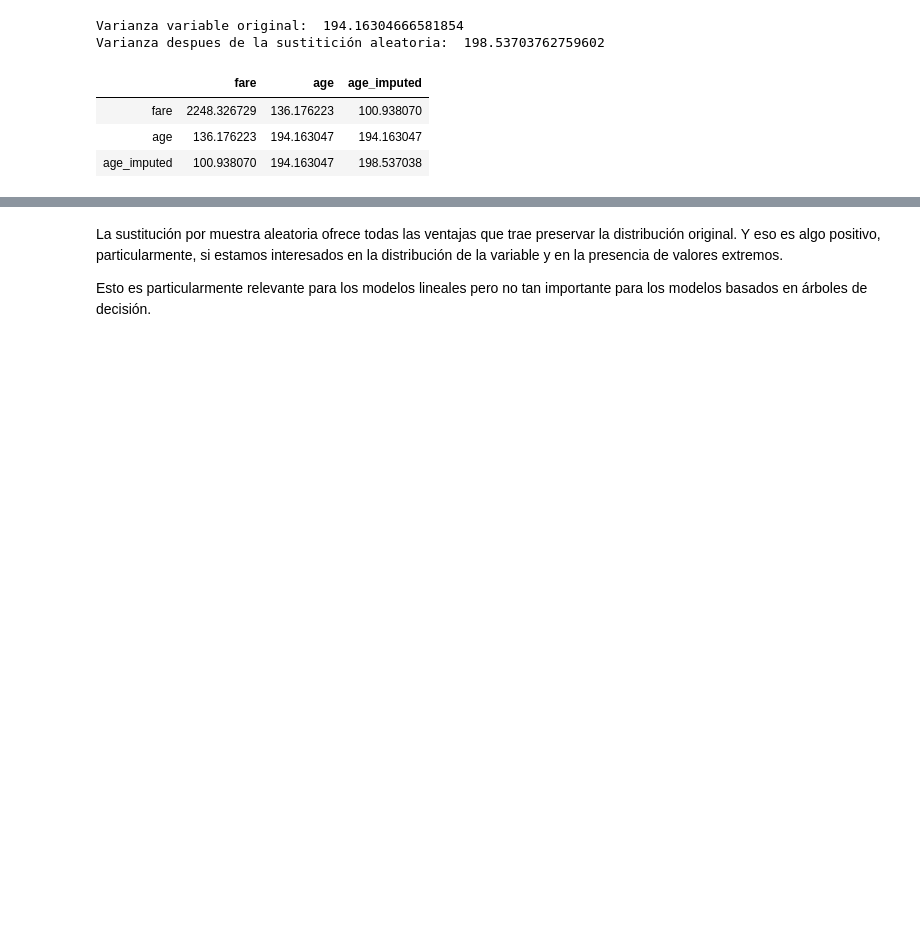
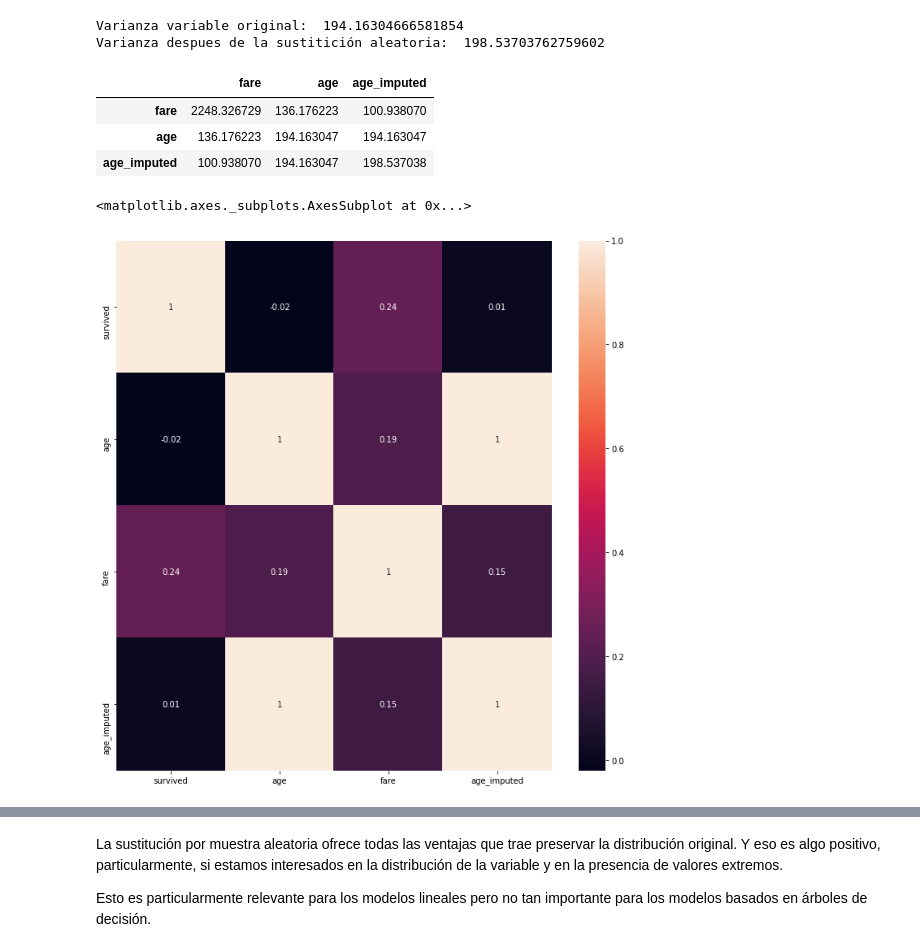
Before and after one commit to virf96/Chat-Bot, a Jupyter notebook: DatosFaltantes_SustitucionMuestraAleatoria.ipynb, the cells around one changed output, grey strips where cells are left out. Saved outputs shown, nothing was run; the diff lists cells and outputs as text; code cells hidden in the pictures; blank space fills up the shorter version.

```diff
--- a/DatosFaltantes_SustitucionMuestraAleatoria.ipynb
+++ b/DatosFaltantes_SustitucionMuestraAleatoria.ipynb
@@ -247,6 +284,23 @@ X_train[['fare', 'age', 'age_imputed']].cov()
 | fare | 2248.326729 | 136.176223 | 100.938070 |
 | age | 136.176223 | 194.163047 | 194.163047 |
 | age_imputed | 100.938070 | 194.163047 | 198.537038 |
+# %%
+#Revisemos si la correlación fue afectada
+# redondeando los valores a 2 decimales
+import seaborn as sns
+features = X_train.columns
+correlation_matrix = X_train[features].corr().round(2)
+
+# Grafiquemos la matriz de correlación usando seaborn
+# annot = True para imprimir los coeficientes de correlación
+
+#Podemos ver que la relación de las variables age, age_imputed con Fare es la misma
+#Podemos ver que el indice de correlación si está afectado por la imputación
+figure = plt.figure(figsize=(12, 12))
+sns.heatmap(data=correlation_matrix, annot=True)
+# %% [output]
+<matplotlib.axes._subplots.AxesSubplot at 0x...>
+[figure, added]
 # %%
 # Finalmente, los outliers (valores extremos) están menos afectados por esta técnica
 
```
Also changed, not shown: parts of 32 cells of this notebook.
